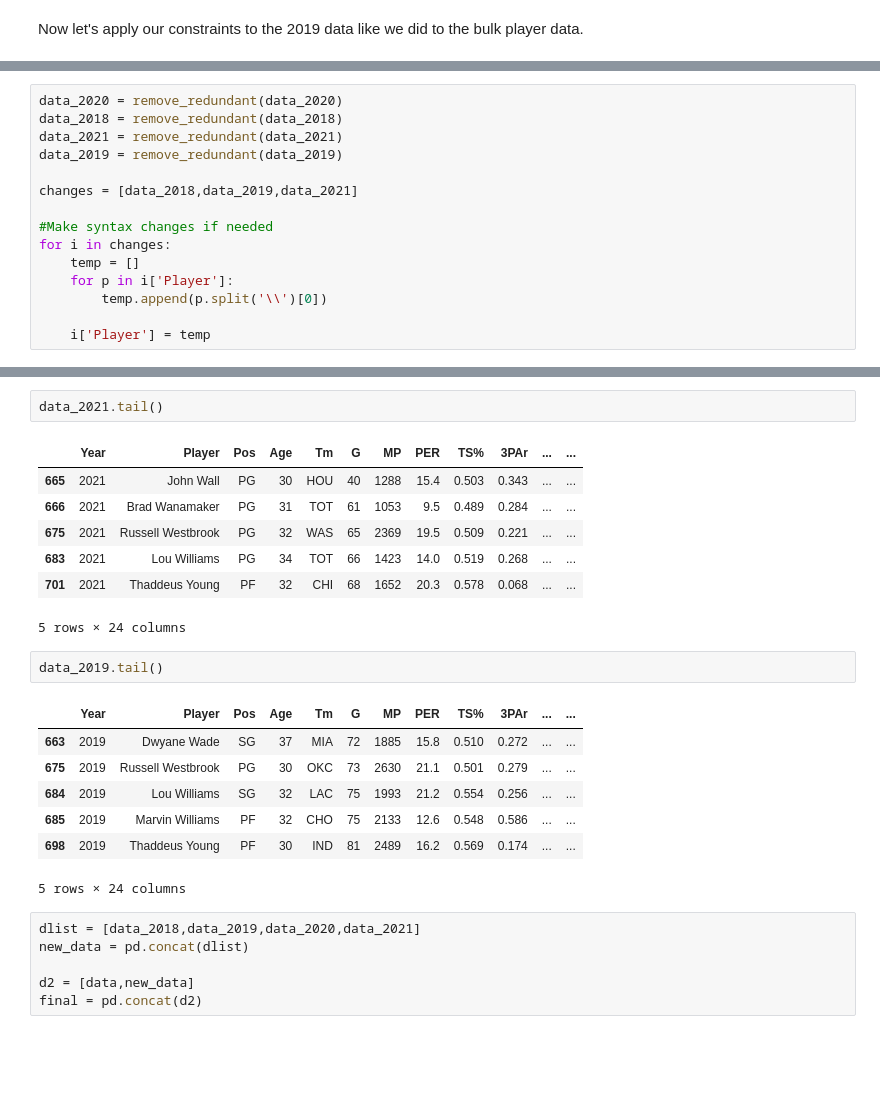
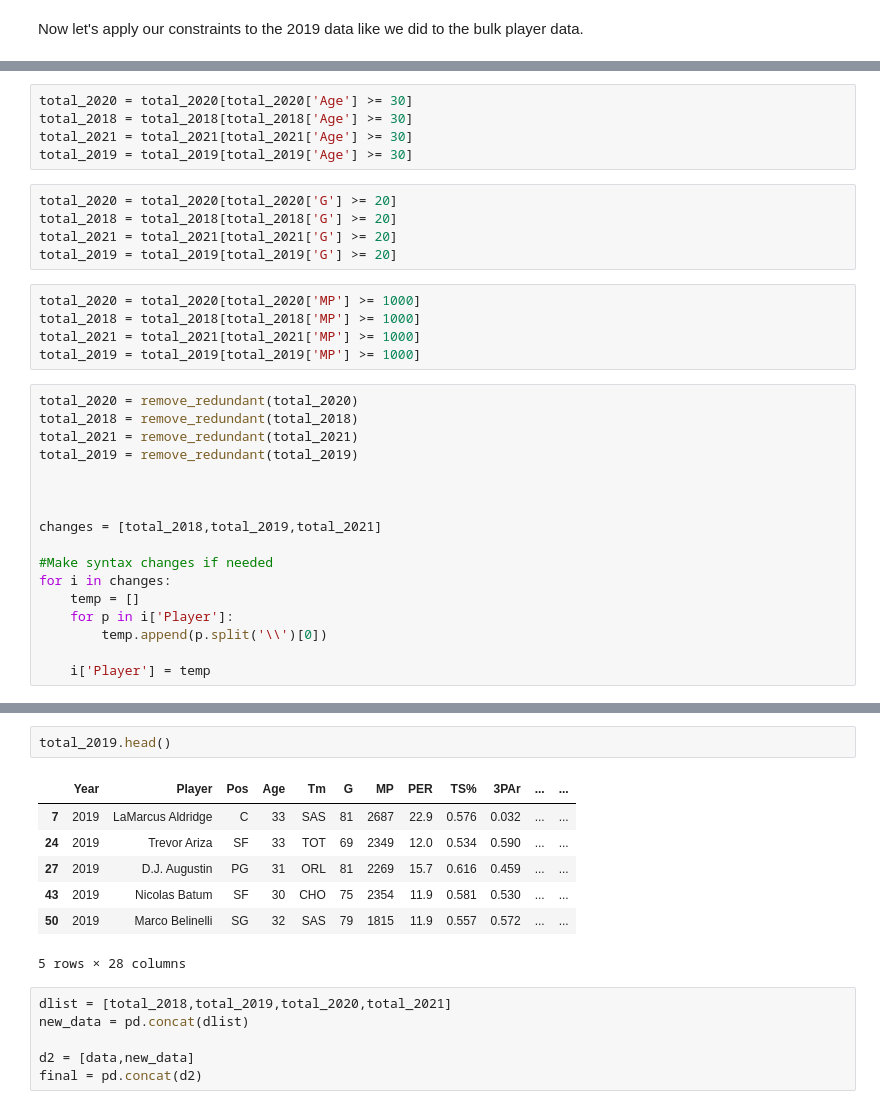
Before and after one commit to GauravMohan1/NBA-Veteran_Analysis, a Jupyter notebook: player_metrics.ipynb, the cells around one changed output, grey strips where cells are left out. Cells and saved outputs as stored; diff of their text form; blank space fills up the shorter version.

```diff
--- a/player_metrics.ipynb
+++ b/player_metrics.ipynb
@@ -210,10 +254,27 @@ data_2019 = data_2019[data_2019['MP'] >= 1000]
+# %%
+total_2020 = total_2020[total_2020['Age'] >= 30]
+total_2018 = total_2018[total_2018['Age'] >= 30]
+total_2021 = total_2021[total_2021['Age'] >= 30]
+total_2019 = total_2019[total_2019['Age'] >= 30]
+# %%
+total_2020 = total_2020[total_2020['G'] >= 20]
+total_2018 = total_2018[total_2018['G'] >= 20]
+total_2021 = total_2021[total_2021['G'] >= 20]
+total_2019 = total_2019[total_2019['G'] >= 20]
+# %%
+total_2020 = total_2020[total_2020['MP'] >= 1000]
+total_2018 = total_2018[total_2018['MP'] >= 1000]
+total_2021 = total_2021[total_2021['MP'] >= 1000]
+total_2019 = total_2019[total_2019['MP'] >= 1000]
 # %%
-data_2020 = remove_redundant(data_2020)
-data_2018 = remove_redundant(data_2018)
-data_2021 = remove_redundant(data_2021)
-data_2019 = remove_redundant(data_2019)
+total_2020 = remove_redundant(total_2020)
+total_2018 = remove_redundant(total_2018)
+total_2021 = remove_redundant(total_2021)
+total_2019 = remove_redundant(total_2019)
 
-changes = [data_2018,data_2019,data_2021]
+
+
+changes = [total_2018,total_2019,total_2021]
 
 #Make syntax changes if needed
 for i in changes:
@@ -245,25 +286,15 @@ data_2018.tail()
-# %%
-data_2021.tail()
-# %% [output]
-|  | Year | Player | Pos | Age | Tm | G | MP | PER | TS% | 3PAr | ... | ... |
-| 665 | 2021 | John Wall | PG | 30 | HOU | 40 | 1288 | 15.4 | 0.503 | 0.343 | ... | ... |
-| 666 | 2021 | Brad Wanamaker | PG | 31 | TOT | 61 | 1053 | 9.5 | 0.489 | 0.284 | ... | ... |
-| 675 | 2021 | Russell Westbrook | PG | 32 | WAS | 65 | 2369 | 19.5 | 0.509 | 0.221 | ... | ... |
-| 683 | 2021 | Lou Williams | PG | 34 | TOT | 66 | 1423 | 14.0 | 0.519 | 0.268 | ... | ... |
-| 701 | 2021 | Thaddeus Young | PF | 32 | CHI | 68 | 1652 | 20.3 | 0.578 | 0.068 | ... | ... |
-5 rows × 24 columns
-# %%
-data_2019.tail()
-# %% [output]
-|  | Year | Player | Pos | Age | Tm | G | MP | PER | TS% | 3PAr | ... | ... |
-| 663 | 2019 | Dwyane Wade | SG | 37 | MIA | 72 | 1885 | 15.8 | 0.510 | 0.272 | ... | ... |
-| 675 | 2019 | Russell Westbrook | PG | 30 | OKC | 73 | 2630 | 21.1 | 0.501 | 0.279 | ... | ... |
-| 684 | 2019 | Lou Williams | SG | 32 | LAC | 75 | 1993 | 21.2 | 0.554 | 0.256 | ... | ... |
-| 685 | 2019 | Marvin Williams | PF | 32 | CHO | 75 | 2133 | 12.6 | 0.548 | 0.586 | ... | ... |
-| 698 | 2019 | Thaddeus Young | PF | 30 | IND | 81 | 2489 | 16.2 | 0.569 | 0.174 | ... | ... |
-5 rows × 24 columns
+# %%
+total_2019.head()
+# %% [output]
+|  | Year | Player | Pos | Age | Tm | G | MP | PER | TS% | 3PAr | ... | ... |
+| 7 | 2019 | LaMarcus Aldridge | C | 33 | SAS | 81 | 2687 | 22.9 | 0.576 | 0.032 | ... | ... |
+| 24 | 2019 | Trevor Ariza | SF | 33 | TOT | 69 | 2349 | 12.0 | 0.534 | 0.590 | ... | ... |
+| 27 | 2019 | D.J. Augustin | PG | 31 | ORL | 81 | 2269 | 15.7 | 0.616 | 0.459 | ... | ... |
+| 43 | 2019 | Nicolas Batum | SF | 30 | CHO | 75 | 2354 | 11.9 | 0.581 | 0.530 | ... | ... |
+| 50 | 2019 | Marco Belinelli | SG | 32 | SAS | 79 | 1815 | 11.9 | 0.557 | 0.572 | ... | ... |
+5 rows × 28 columns
 # %%
-dlist = [data_2018,data_2019,data_2020,data_2021]
+dlist = [total_2018,total_2019,total_2020,total_2021]
 new_data = pd.concat(dlist)
 
 d2 = [data,new_data]
```
Also changed, not shown: parts of 35 cells of this notebook, 2 other files.
